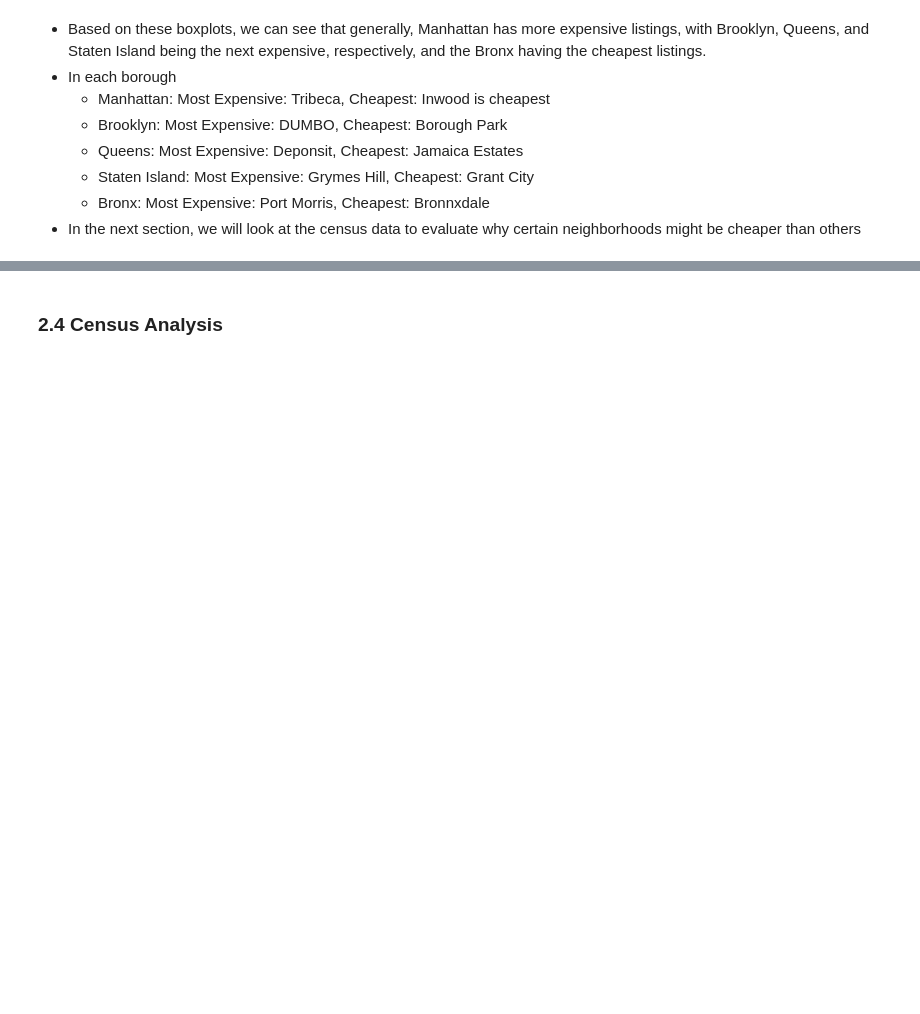
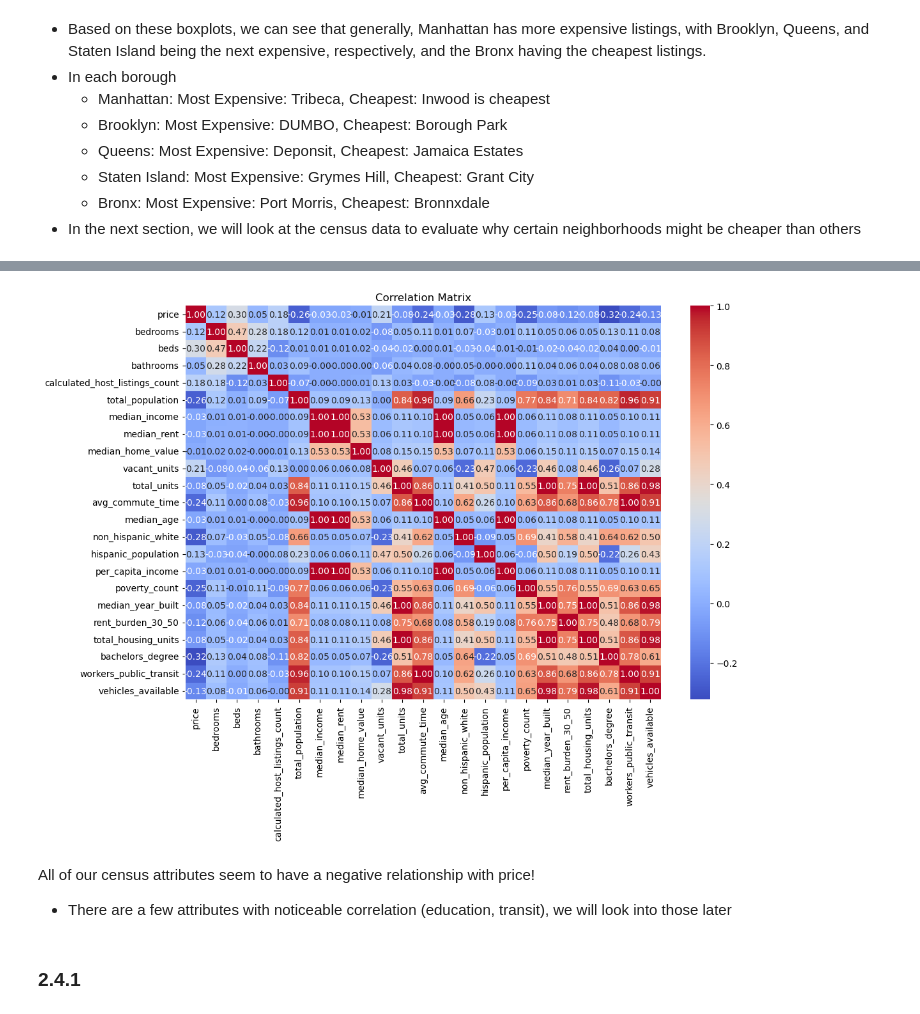
Before and after one commit to AndrewLee23708/AirBnB-Customer-Pricing-Analytics, a Jupyter notebook: 2.Exploratory_Data_Analysis (1).ipynb, the cells around one changed output, grey strips where cells are left out. Drawn from its saved outputs; the diff is of its cells as text; code cells hidden in the pictures; blank space fills up the shorter version.

Commit message:
Census Analysis

```diff
--- a/2.Exploratory_Data_Analysis (1).ipynb
+++ b/2.Exploratory_Data_Analysis (1).ipynb
@@ -432,2 +459,25 @@ print(min_prices)
+# %%
+# remove non-numerical col
+columns_to_drop = [
+    'neighbourhood_cleansed', 'latitude', 'longitude', 'room_type',
+    'property_type', 'accommodates', 'zip_code', 'host_is_superhost',
+    'neighbourhood_group_cleansed'
+]
+
+filtered_df = df.drop(columns=columns_to_drop)
+
+numeric_df = filtered_df.select_dtypes(include=['number'])
+
+
+correlation_matrix = numeric_df.corr()
+plt.figure(figsize=(12, 8))
+sns.heatmap(correlation_matrix, annot=True, fmt=".2f", cmap='coolwarm', cbar=True)
+plt.title('Correlation Matrix')
+plt.show()
+# %% [output]
+[figure, added]
+# %% [markdown]
+All of our census attributes seem to have a negative relationship with price!
+- There are a few attributes with noticeable correlation (education, transit), we will look into those later
 # %% [markdown]
-### 2.4 Census Analysis
+### 2.4.1
```
Also changed, not shown: parts of 24 cells of this notebook, 2 other files.
